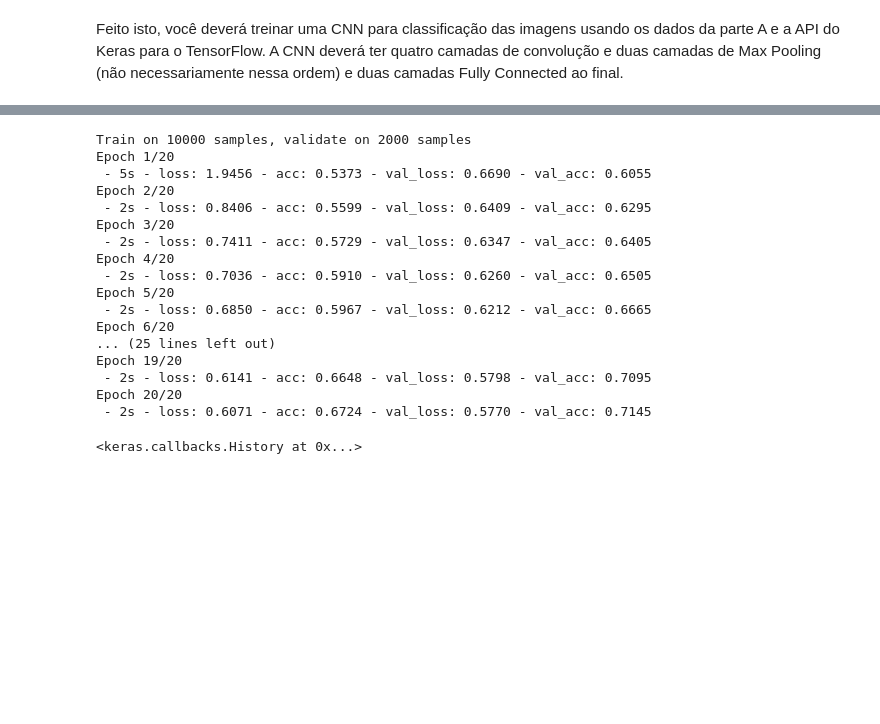
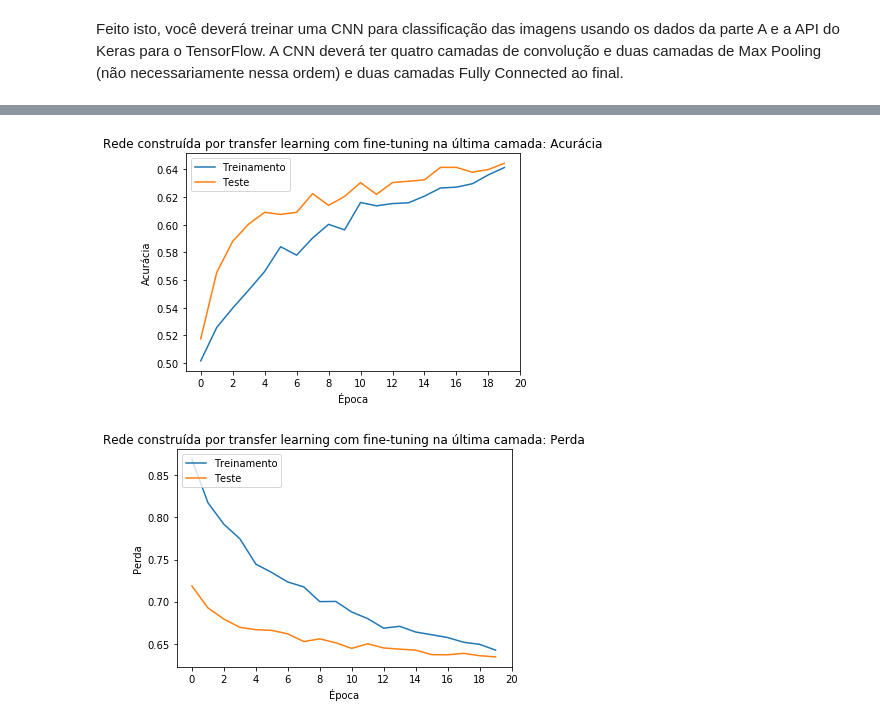
Before and after one commit to marscos/transfer_learning, a Jupyter notebook: TP2.ipynb, the cells around one changed output, grey strips where cells are left out. Drawn from its saved outputs; the diff is of its cells as text; code cells hidden in the pictures; blank space fills up the shorter version.

```diff
--- a/TP2.ipynb
+++ b/TP2.ipynb
@@ -134,26 +195,17 @@ Epoch 20/20
 # %%
-from keras.optimizers import sgd
+from keras.models import clone_model
 
-modelB = create_model(x_train.shape[1:], 2, dropout_conv=0.1, dropout_classif=0.5)
-opt = sgd(lr=1e-4)
-modelB.compile(loss='categorical_crossentropy', optimizer=opt, metrics=['accuracy'])
-modelB.fit(x_train[B_train], y_train[B_train][:,[2,4]], epochs=20, validation_data=(x_test[B_test], y_test[B_test][:,[2,4]]), verbose=2)
+modelB2 = Sequential()
+for layer in modelA.layers[:-1]: # Fine tuning na última camada fully connected
+  modelB2.add(layer)
+for layer in modelB2.layers:
+  layer.trainable = False
+modelB2.add(Dense(2, activation='softmax'))
+
+opt = rmsprop(lr=5e-5, decay=1e-5)
+modelB2.compile(loss='categorical_crossentropy', optimizer=opt, metrics=['accuracy'])
+history_B2 = modelB2.fit(x_train[B_train], y_train[B_train][:,[2,4]], epochs=20, validation_data=(x_test[B_test], y_test[B_test][:,[2,4]]), verbose=0)
+plot_history(history_B2, "Rede construída por transfer learning com fine-tuning na última camada")
 # %% [output]
-Train on 10000 samples, validate on 2000 samples
-Epoch 1/20
- - 5s - loss: 1.9456 - acc: 0.5373 - val_loss: 0.6690 - val_acc: 0.6055
-Epoch 2/20
- - 2s - loss: 0.8406 - acc: 0.5599 - val_loss: 0.6409 - val_acc: 0.6295
-Epoch 3/20
- - 2s - loss: 0.7411 - acc: 0.5729 - val_loss: 0.6347 - val_acc: 0.6405
-Epoch 4/20
- - 2s - loss: 0.7036 - acc: 0.5910 - val_loss: 0.6260 - val_acc: 0.6505
-Epoch 5/20
- - 2s - loss: 0.6850 - acc: 0.5967 - val_loss: 0.6212 - val_acc: 0.6665
-Epoch 6/20
-... (25 lines left out)
-Epoch 19/20
- - 2s - loss: 0.6141 - acc: 0.6648 - val_loss: 0.5798 - val_acc: 0.7095
-Epoch 20/20
- - 2s - loss: 0.6071 - acc: 0.6724 - val_loss: 0.5770 - val_acc: 0.7145
-<keras.callbacks.History at 0x...>
+[figure, added]
+[figure, added]
```
Also changed, not shown: parts of 12 cells of this notebook.
